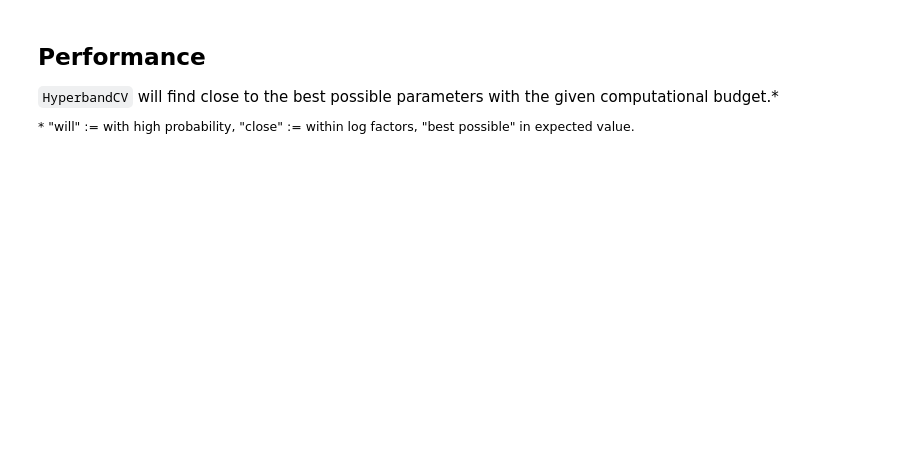
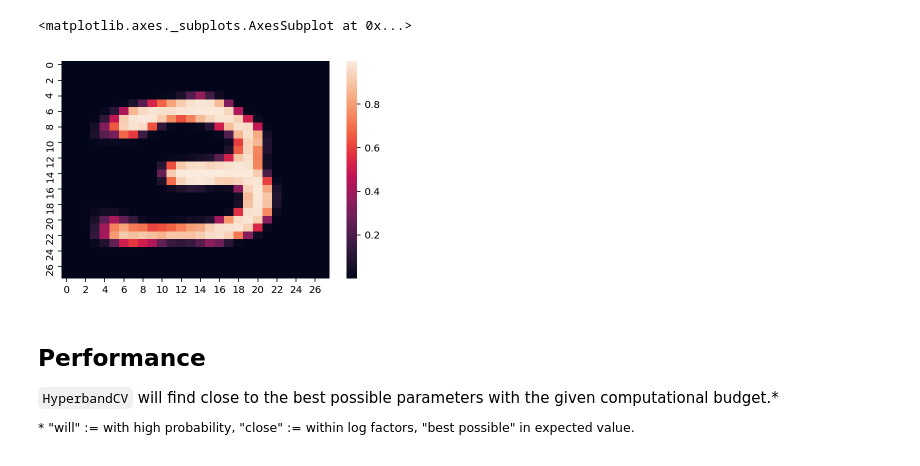
Before and after one commit to stsievert/dask-hyperband-comparison, a Jupyter notebook: Visualize.ipynb, the cells around one changed output. Drawn from its saved outputs; the diff is of its cells as text; code cells hidden in the pictures; blank space fills up the shorter version.

```diff
--- a/Visualize.ipynb
+++ b/Visualize.ipynb
@@ -4,3 +4,0 @@ import pandas as pd
-# %%
-with open('results/2018-11-07-history.json', 'r') as f:
-    history = json.load(f)
@@ -11,3 +18,13 @@ with open("./results/2018-11-07-searches.joblib", "rb") as f:
+# %%
+import numpy as np
+data = np.load(f"out/{today}/{today}-hyperband-test.npz")
+y_hat = data["y_hat"]
+
+import seaborn as sns
+sns.heatmap(y_hat[0].reshape(28, 28))
+# %% [output]
+<matplotlib.axes._subplots.AxesSubplot at 0x...>
+[figure, added]
 # %% [markdown]
 ## Performance
 `HyperbandCV` will find close to the best possible parameters with the given computational budget.*
```
Also changed, not shown: parts of 14 cells of this notebook.
